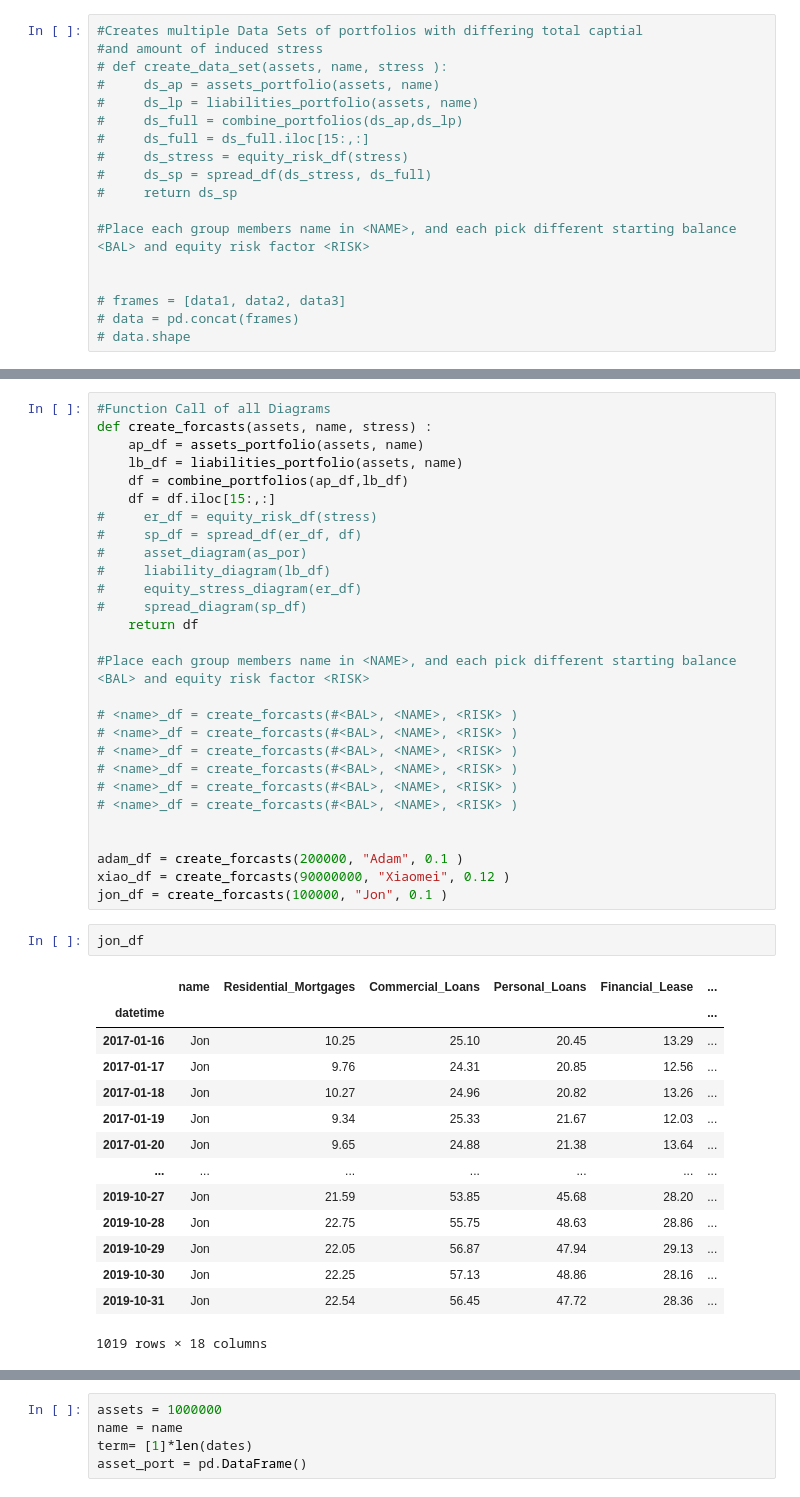
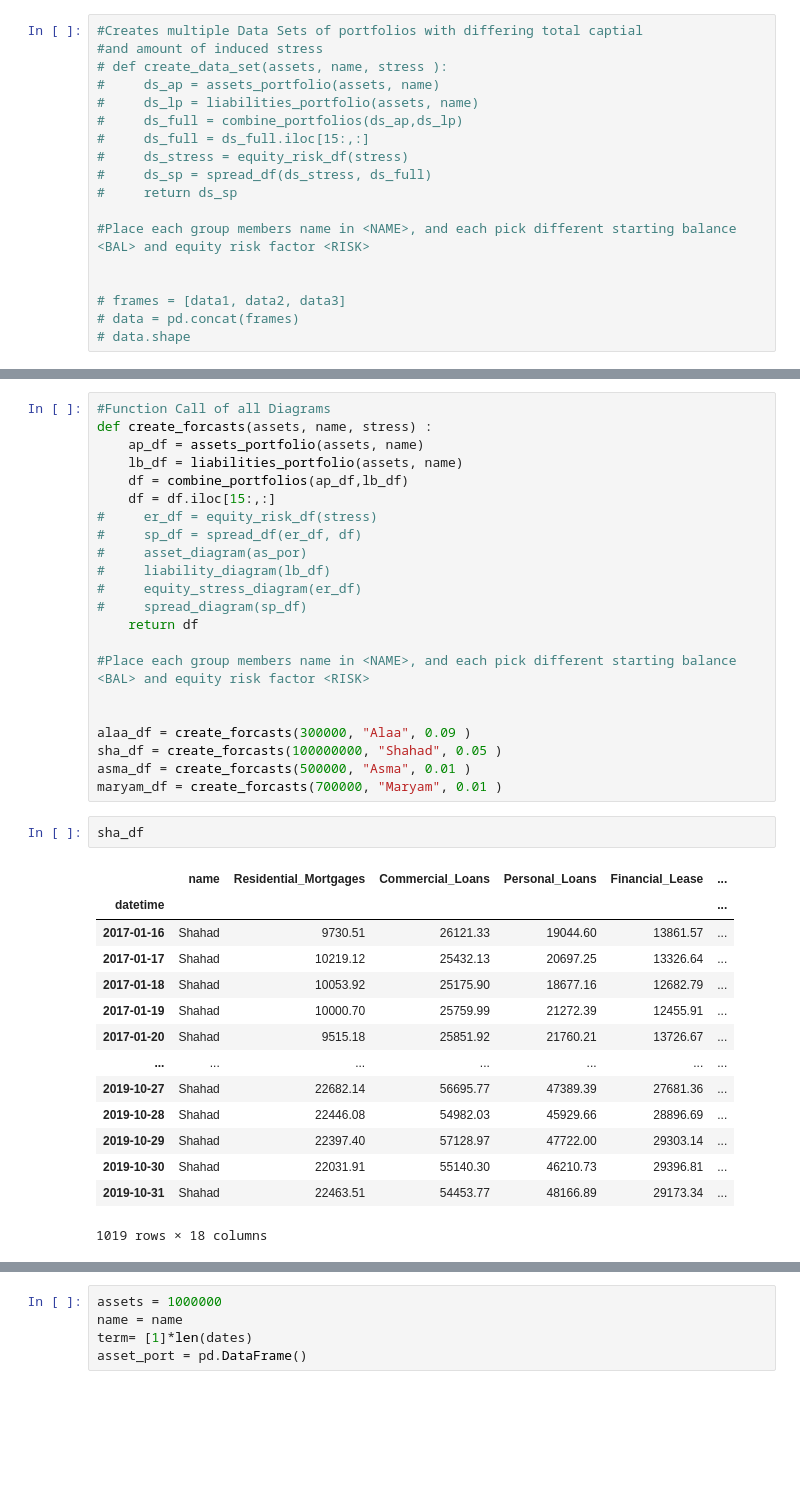
Before and after one commit to Alaa-alsulaiman/week_4, a Jupyter notebook: Stress_Testing_student_facing.ipynb, the cells around one changed output, grey strips where cells are left out. Cells and saved outputs as stored; diff of their text form; blank space fills up the shorter version.

```diff
--- a/Stress_Testing_student_facing.ipynb
+++ b/Stress_Testing_student_facing.ipynb
@@ -667,34 +660,28 @@ def create_forcasts(assets, name, stress) :
 
 #Place each group members name in <NAME>, and each pick different starting balance <BAL> and equity risk factor <RISK>
 
-# <name>_df = create_forcasts(#<BAL>, <NAME>, <RISK> )
-# <name>_df = create_forcasts(#<BAL>, <NAME>, <RISK> )
-# <name>_df = create_forcasts(#<BAL>, <NAME>, <RISK> )
-# <name>_df = create_forcasts(#<BAL>, <NAME>, <RISK> )
-# <name>_df = create_forcasts(#<BAL>, <NAME>, <RISK> )
-# <name>_df = create_forcasts(#<BAL>, <NAME>, <RISK> )
 
-
-adam_df = create_forcasts(200000, "Adam", 0.1 )
-xiao_df = create_forcasts(90000000, "Xiaomei", 0.12 )
-jon_df = create_forcasts(100000, "Jon", 0.1 )
+alaa_df = create_forcasts(300000, "Alaa", 0.09 )
+sha_df = create_forcasts(100000000, "Shahad", 0.05 )
+asma_df = create_forcasts(500000, "Asma", 0.01 )
+maryam_df = create_forcasts(700000, "Maryam", 0.01 )
-# %%
-jon_df
-# %% [output]
-|  | name | Residential_Mortgages | Commercial_Loans | Personal_Loans | Financial_Lease | ... |
-| datetime |  |  |  |  |  | ... |
-| 2017-01-16 | Jon | 10.25 | 25.10 | 20.45 | 13.29 | ... |
-| 2017-01-17 | Jon | 9.76 | 24.31 | 20.85 | 12.56 | ... |
-| 2017-01-18 | Jon | 10.27 | 24.96 | 20.82 | 13.26 | ... |
-| 2017-01-19 | Jon | 9.34 | 25.33 | 21.67 | 12.03 | ... |
-| 2017-01-20 | Jon | 9.65 | 24.88 | 21.38 | 13.64 | ... |
-| ... | ... | ... | ... | ... | ... | ... |
-| 2019-10-27 | Jon | 21.59 | 53.85 | 45.68 | 28.20 | ... |
-| 2019-10-28 | Jon | 22.75 | 55.75 | 48.63 | 28.86 | ... |
-| 2019-10-29 | Jon | 22.05 | 56.87 | 47.94 | 29.13 | ... |
-| 2019-10-30 | Jon | 22.25 | 57.13 | 48.86 | 28.16 | ... |
-| 2019-10-31 | Jon | 22.54 | 56.45 | 47.72 | 28.36 | ... |
-1019 rows × 18 columns
+# %%
+sha_df
+# %% [output]
+|  | name | Residential_Mortgages | Commercial_Loans | Personal_Loans | Financial_Lease | ... |
+| datetime |  |  |  |  |  | ... |
+| 2017-01-16 | Shahad | 9730.51 | 26121.33 | 19044.60 | 13861.57 | ... |
+| 2017-01-17 | Shahad | 10219.12 | 25432.13 | 20697.25 | 13326.64 | ... |
+| 2017-01-18 | Shahad | 10053.92 | 25175.90 | 18677.16 | 12682.79 | ... |
+| 2017-01-19 | Shahad | 10000.70 | 25759.99 | 21272.39 | 12455.91 | ... |
+| 2017-01-20 | Shahad | 9515.18 | 25851.92 | 21760.21 | 13726.67 | ... |
+| ... | ... | ... | ... | ... | ... | ... |
+| 2019-10-27 | Shahad | 22682.14 | 56695.77 | 47389.39 | 27681.36 | ... |
+| 2019-10-28 | Shahad | 22446.08 | 54982.03 | 45929.66 | 28896.69 | ... |
+| 2019-10-29 | Shahad | 22397.40 | 57128.97 | 47722.00 | 29303.14 | ... |
+| 2019-10-30 | Shahad | 22031.91 | 55140.30 | 46210.73 | 29396.81 | ... |
+| 2019-10-31 | Shahad | 22463.51 | 54453.77 | 48166.89 | 29173.34 | ... |
+1019 rows × 18 columns
 # %% [markdown]
 ![](https://raw.githubusercontent.com/Edward-Beck/dsc-5-capstone-project-online-ds-pt-100118/master/cap%20pictures/Simulations_and_forcasting.png)
 # %%
```
Also changed, not shown: parts of 18 cells of this notebook.
